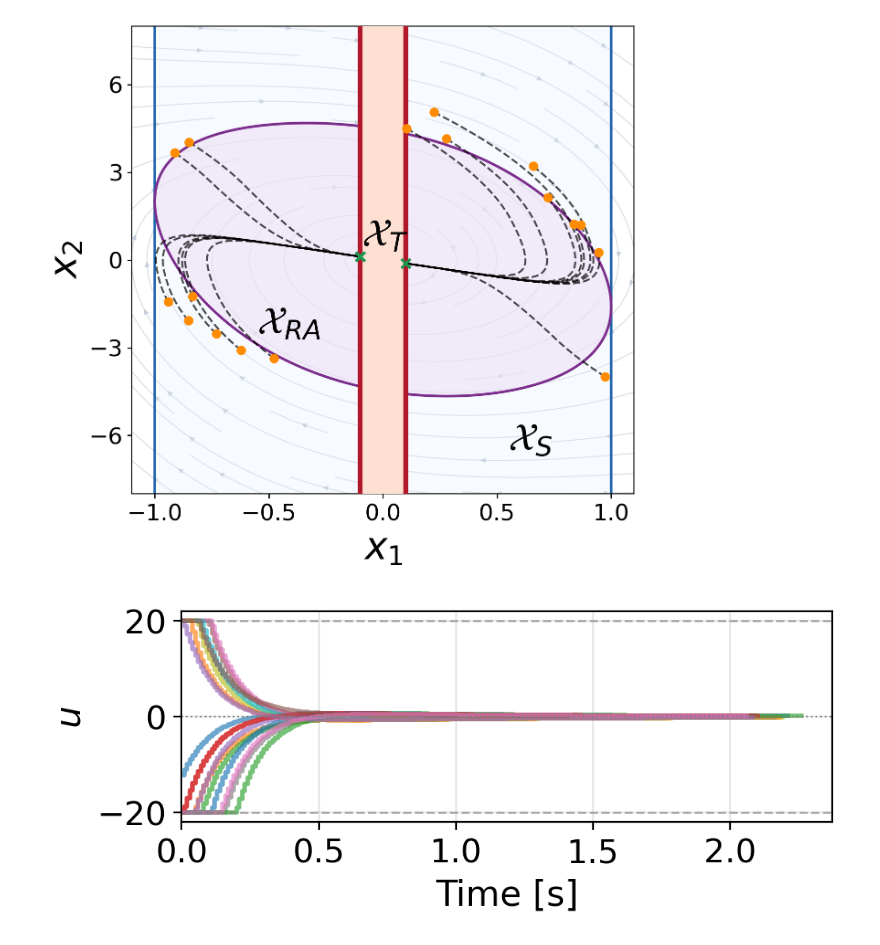
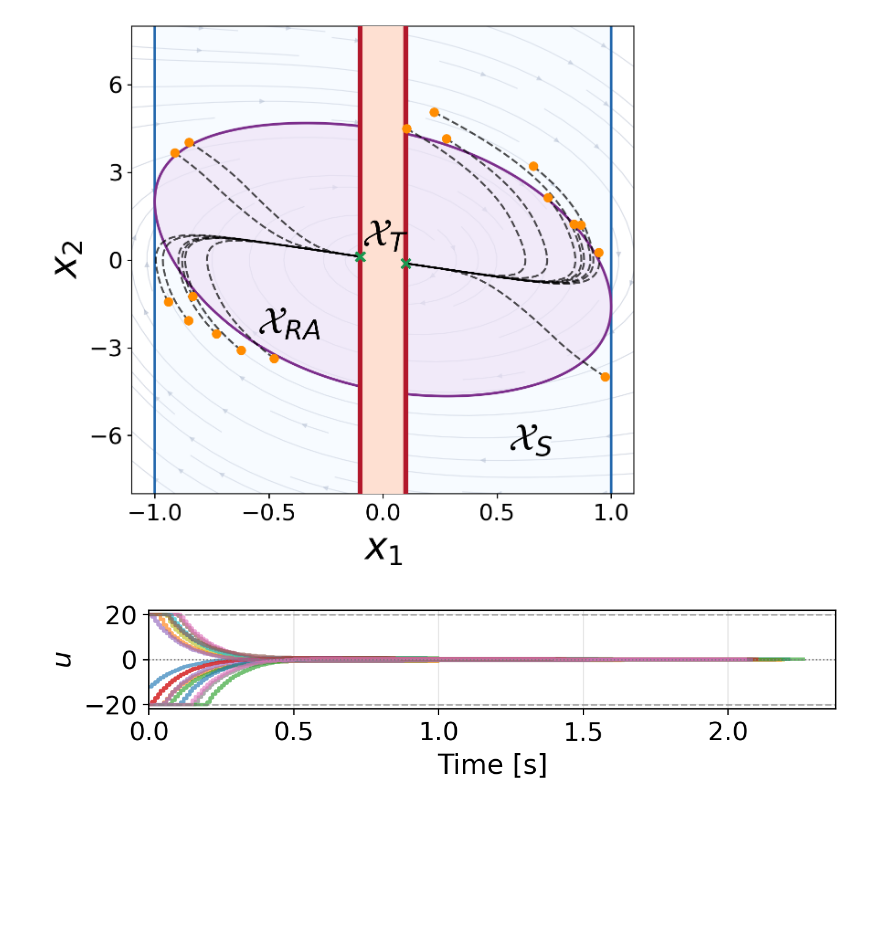
Before and after one commit to Aalto-Nonlinear-Systems-and-Control/reach_avoid_backstepping_MPC, a Jupyter notebook: example_01_mpc.ipynb, the cells around one changed output. Cells and saved outputs as stored; diff of their text form; code cells hidden in the pictures; blank space fills up the shorter version.

```diff
--- a/example_01_mpc.ipynb
+++ b/example_01_mpc.ipynb
@@ -488,29 +488,29 @@ plt.show()
 # %%
 # ── Control input signals along MPC trajectories ─────────────────────────────
 px_fig = 1 / plt.rcParams["figure.dpi"]
-fig, ax = plt.subplots(figsize=(500 * px_fig, 200 * px_fig), layout="constrained")
+fig, ax = plt.subplots(figsize=(650 * px_fig, 150 * px_fig), layout="constrained")
 fig.set_dpi(200)
 
 for this_traj, this_u in zip(traj_x_mpc, traj_u_mpc):
     if len(this_u) == 0:
         continue
     t_vals = np.arange(len(this_u)) * dt
     ax.step(t_vals, this_u, lw=2, alpha=0.65, where="post")
 
 ax.axhline(
     u_max, color="gray", lw=1.0, ls="--", alpha=0.6, label=f"bound \u00b1{u_max}"
 )
 ax.axhline(-u_max, color="gray", lw=1.0, ls="--", alpha=0.6)
 ax.axhline(0, color="gray", lw=0.8, ls=":")
 
 fs = 20
 ax.set_xlabel("Time [s]", fontsize=fs - 4)
 ax.set_ylabel("$u$", fontsize=fs - 4)
 ax.xaxis.set_tick_params(labelsize=15)
 ax.yaxis.set_tick_params(labelsize=15)
 ax.set_xlim(0, None)
 # ax.legend(fontsize=14, loc="upper right")
 ax.grid(True, alpha=0.3)
 plt.show()
 # %% [output]
-[figure, old version]
+[figure, new version]
```
Also changed, not shown: parts of 1 cell of this notebook.
